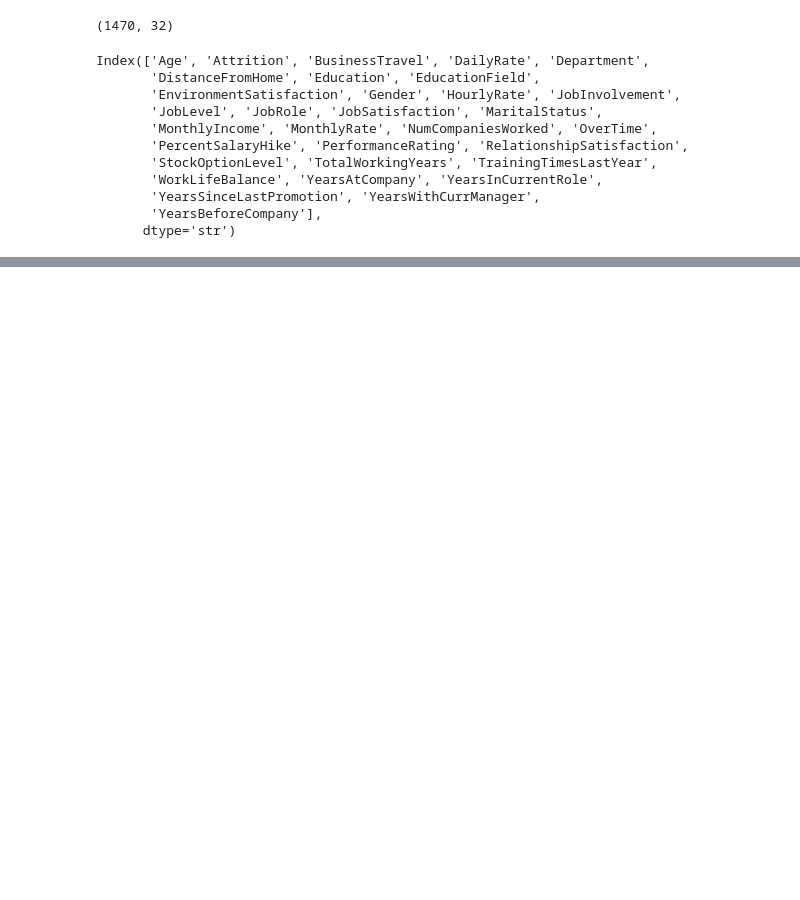
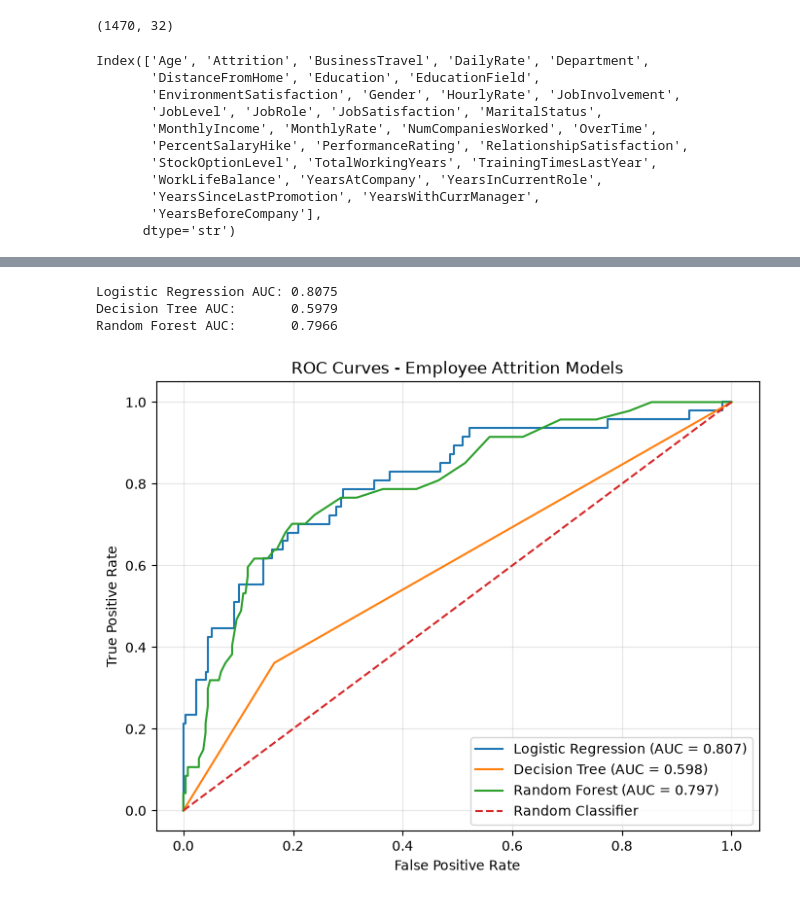
Before and after one commit to ms9712308/Build-a-predictive-model-for-employee-attrition-on-Python-MANSI-SHARMA, a Jupyter notebook: HR_ANALYTICS_EMPLOYEE_ATTRITION_PROJECT.ipynb, the cells around one changed output, grey strips where cells are left out. Saved outputs shown, nothing was run; the diff lists cells and outputs as text; code cells hidden in the pictures; blank space fills up the shorter version.

```diff
--- a/HR_ANALYTICS_EMPLOYEE_ATTRITION_PROJECT.ipynb
+++ b/HR_ANALYTICS_EMPLOYEE_ATTRITION_PROJECT.ipynb
@@ -576,0 +1029,58 @@ Index(['Age', 'Attrition', 'BusinessTravel', 'DailyRate', 'Department',
+# %%
+# Calculate ROC curve values and AUC for each model
+
+fpr_logistic, tpr_logistic, _ = roc_curve(y_test, y_prob_logistic)
+auc_logistic = roc_auc_score(y_test, y_prob_logistic)
+
+fpr_tree, tpr_tree, _ = roc_curve(y_test, y_prob_tree)
+auc_tree = roc_auc_score(y_test, y_prob_tree)
+
+fpr_rf, tpr_rf, _ = roc_curve(y_test, y_prob_rf)
+auc_rf = roc_auc_score(y_test, y_prob_rf)
+
+print(f"Logistic Regression AUC: {auc_logistic:.4f}")
+print(f"Decision Tree AUC:       {auc_tree:.4f}")
+print(f"Random Forest AUC:       {auc_rf:.4f}")
+# %% [output]
+Logistic Regression AUC: 0.8075
+Decision Tree AUC:       0.5979
+Random Forest AUC:       0.7966
+# %%
+# Plot ROC curves for all three models
+
+plt.figure(figsize=(8, 6))
+
+plt.plot(
+    fpr_logistic,
+    tpr_logistic,
+    label=f'Logistic Regression (AUC = {auc_logistic:.3f})'
+)
+
+plt.plot(
+    fpr_tree,
+    tpr_tree,
+    label=f'Decision Tree (AUC = {auc_tree:.3f})'
+)
+
+plt.plot(
+    fpr_rf,
+    tpr_rf,
+    label=f'Random Forest (AUC = {auc_rf:.3f})'
+)
+
+# Random classifier reference line
+plt.plot(
+    [0, 1],
+    [0, 1],
+    linestyle='--',
+    label='Random Classifier'
+)
+
+plt.xlabel('False Positive Rate')
+plt.ylabel('True Positive Rate')
+plt.title('ROC Curves - Employee Attrition Models')
+plt.legend()
+plt.grid(alpha=0.3)
+plt.show()
+# %% [output]
+[figure, added]
```
Also changed, not shown: parts of 59 cells of this notebook.
